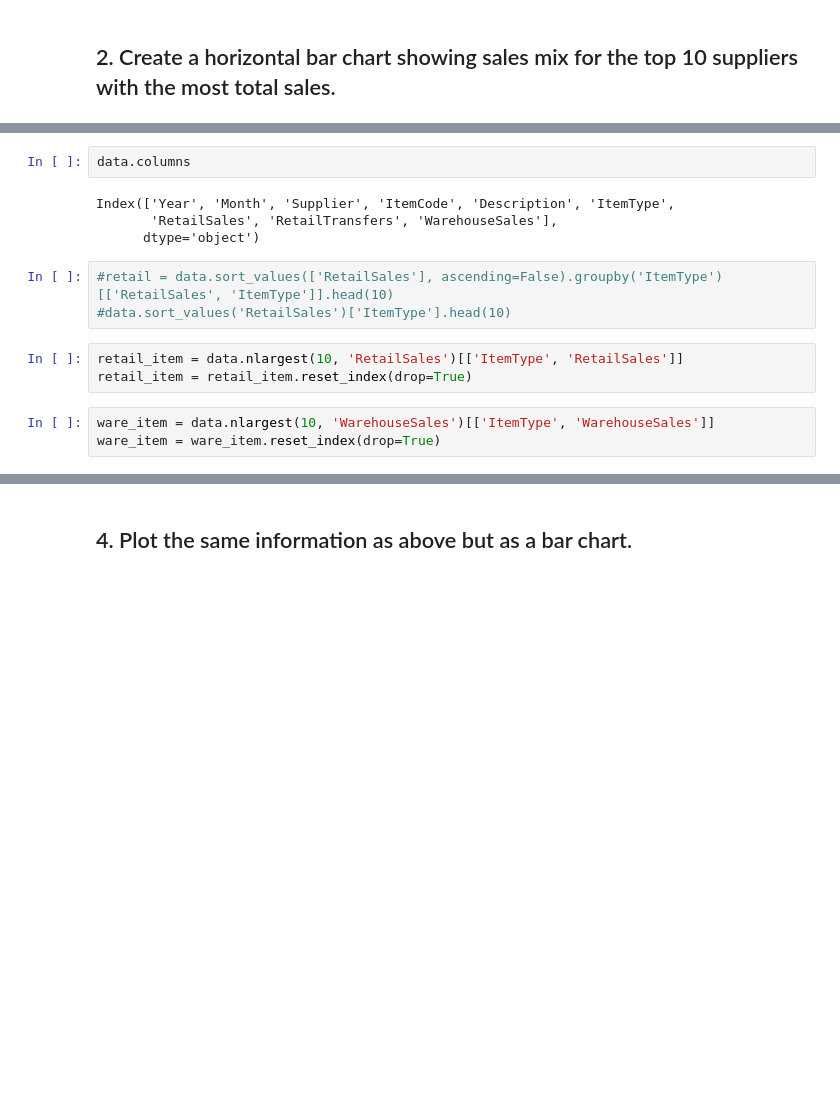
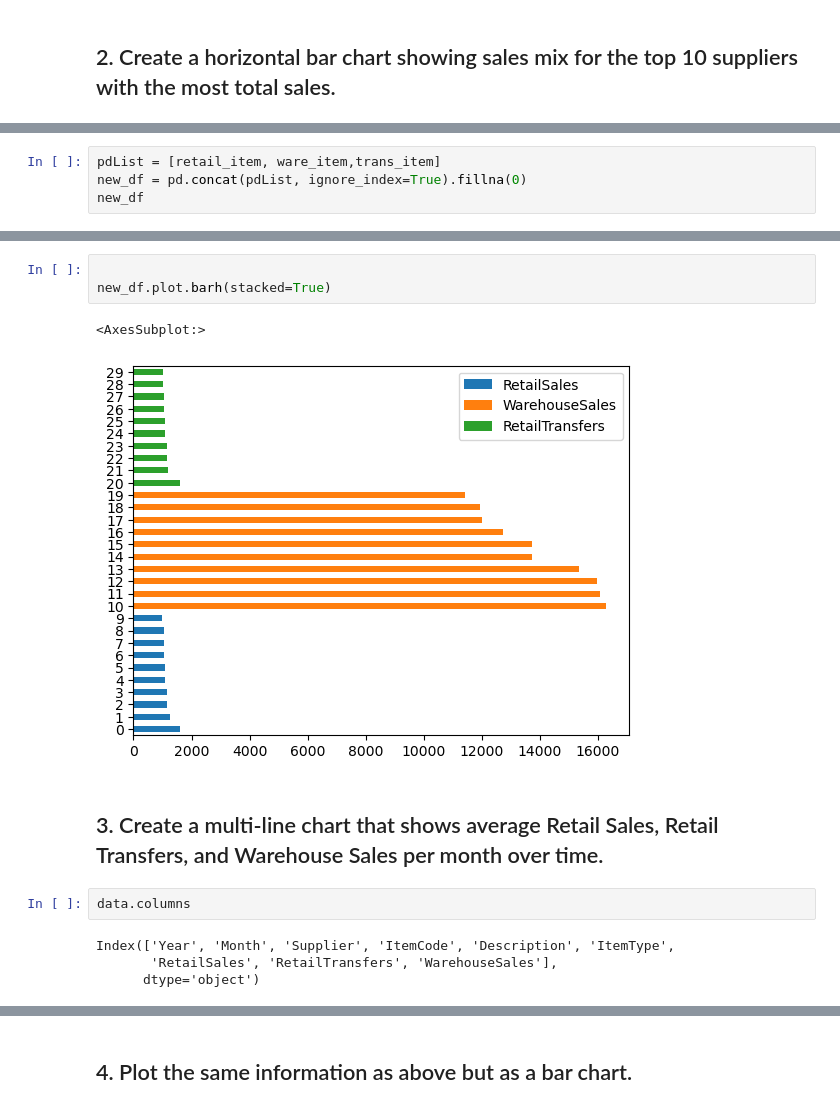
Before and after one commit to EljMorgan/LABS, a Jupyter notebook: Module2/Lab_2_ Plotting-Multiple-Data-Series/main.ipynb, the cells around one changed output, grey strips where cells are left out. Drawn from its saved outputs; the diff is of its cells as text; blank space fills up the shorter version.

```diff
--- a/Module2/Lab_2_ Plotting-Multiple-Data-Series/main.ipynb
+++ b/Module2/Lab_2_ Plotting-Multiple-Data-Series/main.ipynb
@@ -43,0 +81,4 @@ plt.show()
+# %%
+pdList = [retail_item, ware_item,trans_item]
+new_df = pd.concat(pdList, ignore_index=True).fillna(0)
+new_df
@@ -44,15 +103,14 @@ plt.show()
+# %%
+
+new_df.plot.barh(stacked=True)
+# %% [output]
+<AxesSubplot:>
+[figure, added]
+# %% [markdown]
+## 3. Create a multi-line chart that shows average Retail Sales, Retail Transfers, and Warehouse Sales per month over time.
 # %%
 data.columns
 # %% [output]
 Index(['Year', 'Month', 'Supplier', 'ItemCode', 'Description', 'ItemType',
        'RetailSales', 'RetailTransfers', 'WarehouseSales'],
       dtype='object')
-# %%
-#retail = data.sort_values(['RetailSales'], ascending=False).groupby('ItemType')[['RetailSales', 'ItemType']].head(10)
-#data.sort_values('RetailSales')['ItemType'].head(10)
-# %%
-retail_item = data.nlargest(10, 'RetailSales')[['ItemType', 'RetailSales']]
-retail_item = retail_item.reset_index(drop=True)
-# %%
-ware_item = data.nlargest(10, 'WarehouseSales')[['ItemType', 'WarehouseSales']]
-ware_item = ware_item.reset_index(drop=True)
```
Also changed, not shown: parts of 17 cells of this notebook, 4 other files.
